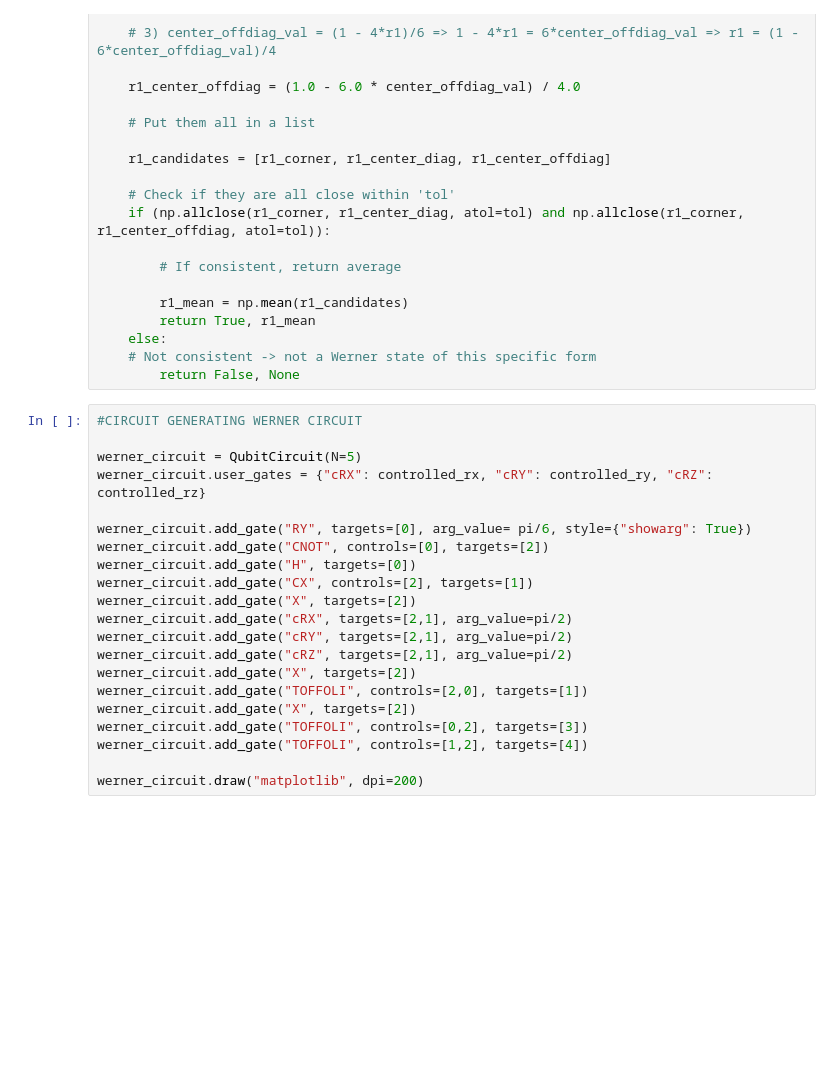
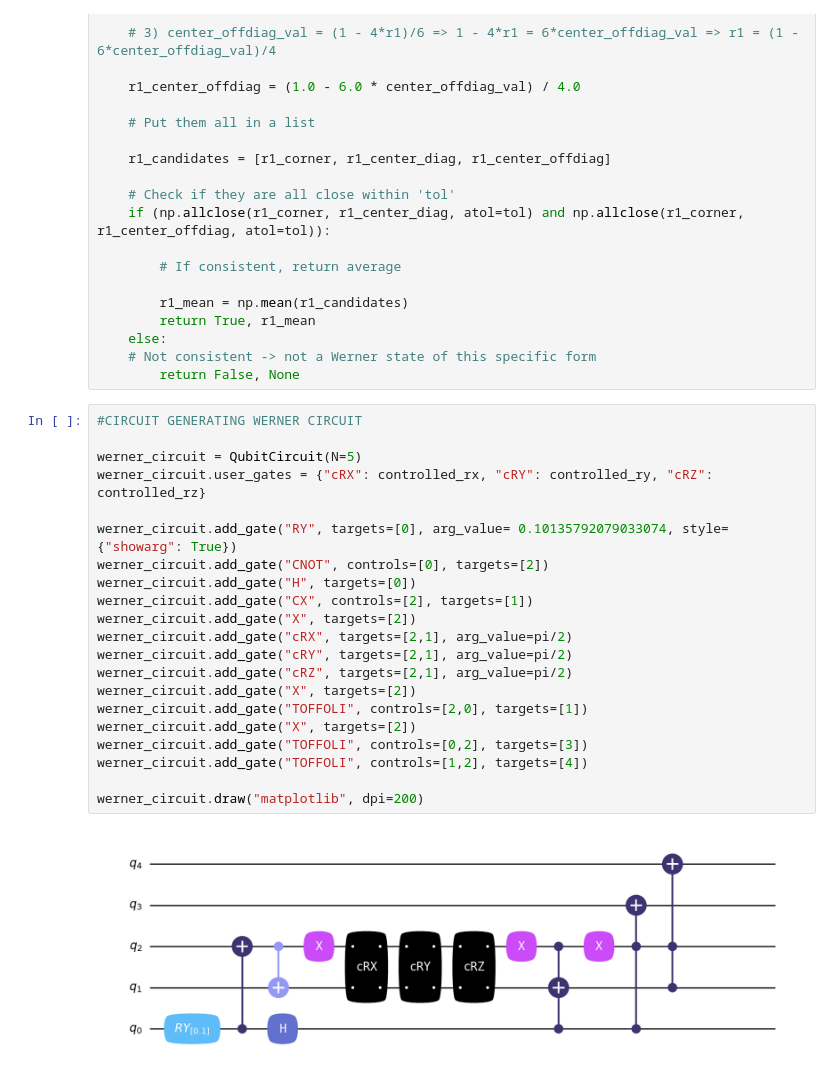
Before and after one commit to kvnkarthik02/quantum-distillation, a Jupyter notebook: bbpssw.ipynb, the cells around one changed output. Drawn from its saved outputs; the diff is of its cells as text; blank space fills up the shorter version.

```diff
--- a/bbpssw.ipynb
+++ b/bbpssw.ipynb
@@ -119,24 +122,26 @@ def check_werner_r1(rho, tol=1e-6):
 # %%
 #CIRCUIT GENERATING WERNER CIRCUIT
 
 werner_circuit = QubitCircuit(N=5)
 werner_circuit.user_gates = {"cRX": controlled_rx, "cRY": controlled_ry, "cRZ": controlled_rz}
 
-werner_circuit.add_gate("RY", targets=[0], arg_value= pi/6, style={"showarg": True})
+werner_circuit.add_gate("RY", targets=[0], arg_value= 0.10135792079033074, style={"showarg": True})
 werner_circuit.add_gate("CNOT", controls=[0], targets=[2])
 werner_circuit.add_gate("H", targets=[0])
 werner_circuit.add_gate("CX", controls=[2], targets=[1])
 werner_circuit.add_gate("X", targets=[2])
 werner_circuit.add_gate("cRX", targets=[2,1], arg_value=pi/2)
 werner_circuit.add_gate("cRY", targets=[2,1], arg_value=pi/2)
 werner_circuit.add_gate("cRZ", targets=[2,1], arg_value=pi/2)
 werner_circuit.add_gate("X", targets=[2])
 werner_circuit.add_gate("TOFFOLI", controls=[2,0], targets=[1])
 werner_circuit.add_gate("X", targets=[2])
 werner_circuit.add_gate("TOFFOLI", controls=[0,2], targets=[3])
 werner_circuit.add_gate("TOFFOLI", controls=[1,2], targets=[4])
 
 werner_circuit.draw("matplotlib", dpi=200)
+# %% [output]
+[figure, added]
 # %%
 #RUN WERNER CIRCUIT
 from qutip import tensor, basis
```
Also changed, not shown: parts of 5 cells of this notebook.
